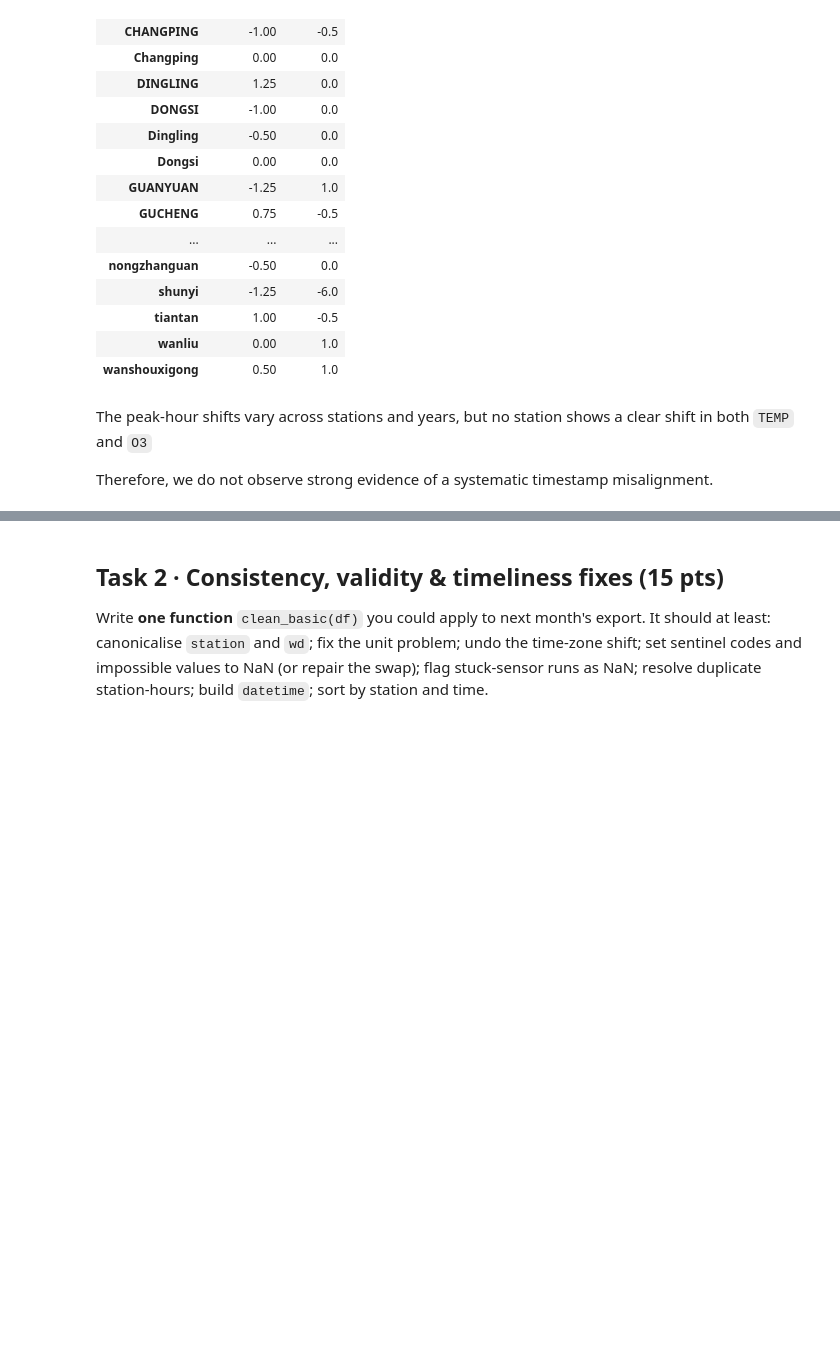
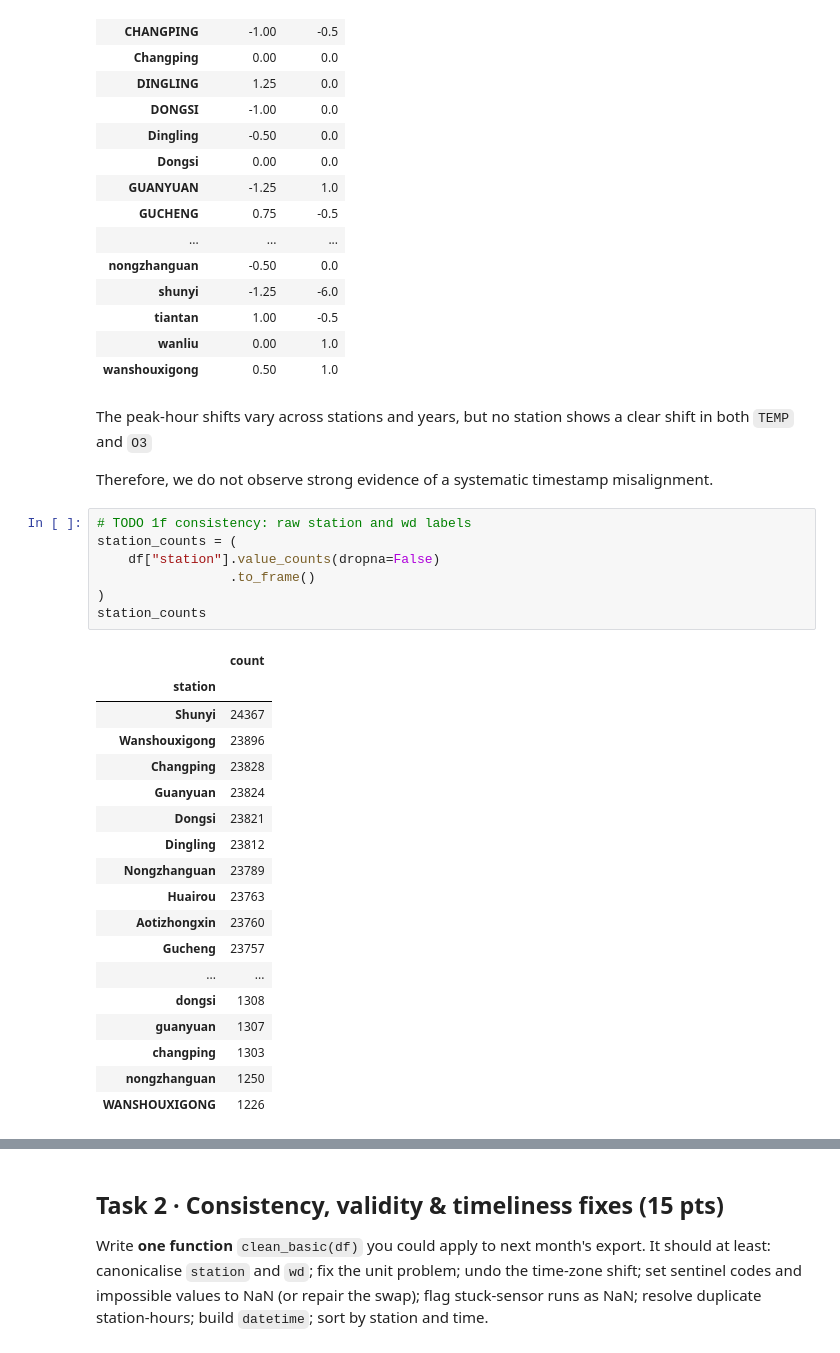
Before and after one commit to Patpoooot/Hat-AKT26, a Jupyter notebook: Assignment1/L1_Air_Quality_Data_Preprocessing_Notebook_Dos_Kallas.ipynb, the cells around one changed output, grey strips where cells are left out. Drawn from its saved outputs; the diff is of its cells as text; blank space fills up the shorter version.

```diff
--- a/Assignment1/L1_Air_Quality_Data_Preprocessing_Notebook_Dos_Kallas.ipynb
+++ b/Assignment1/L1_Air_Quality_Data_Preprocessing_Notebook_Dos_Kallas.ipynb
@@ -934,3 +935,29 @@ shift_summary
 The peak-hour shifts vary across stations and years, but no station shows a clear shift in both `TEMP` and `O3`
 
 Therefore, we do not observe strong evidence of a systematic timestamp misalignment.
+# %%
+# TODO 1f consistency: raw station and wd labels
+station_counts = (
+    df["station"].value_counts(dropna=False)
+                 .to_frame()
+)
+station_counts
+# %% [output]
+|  | count |
+| station |  |
+| Shunyi | 24367 |
+| Wanshouxigong | 23896 |
+| Changping | 23828 |
+| Guanyuan | 23824 |
+| Dongsi | 23821 |
+| Dingling | 23812 |
+| Nongzhanguan | 23789 |
+| Huairou | 23763 |
+| Aotizhongxin | 23760 |
+| Gucheng | 23757 |
+| ... | ... |
+| dongsi | 1308 |
+| guanyuan | 1307 |
+| changping | 1303 |
+| nongzhanguan | 1250 |
+| WANSHOUXIGONG | 1226 |
```
Also changed, not shown: parts of 11 cells of this notebook, 1 other file.
